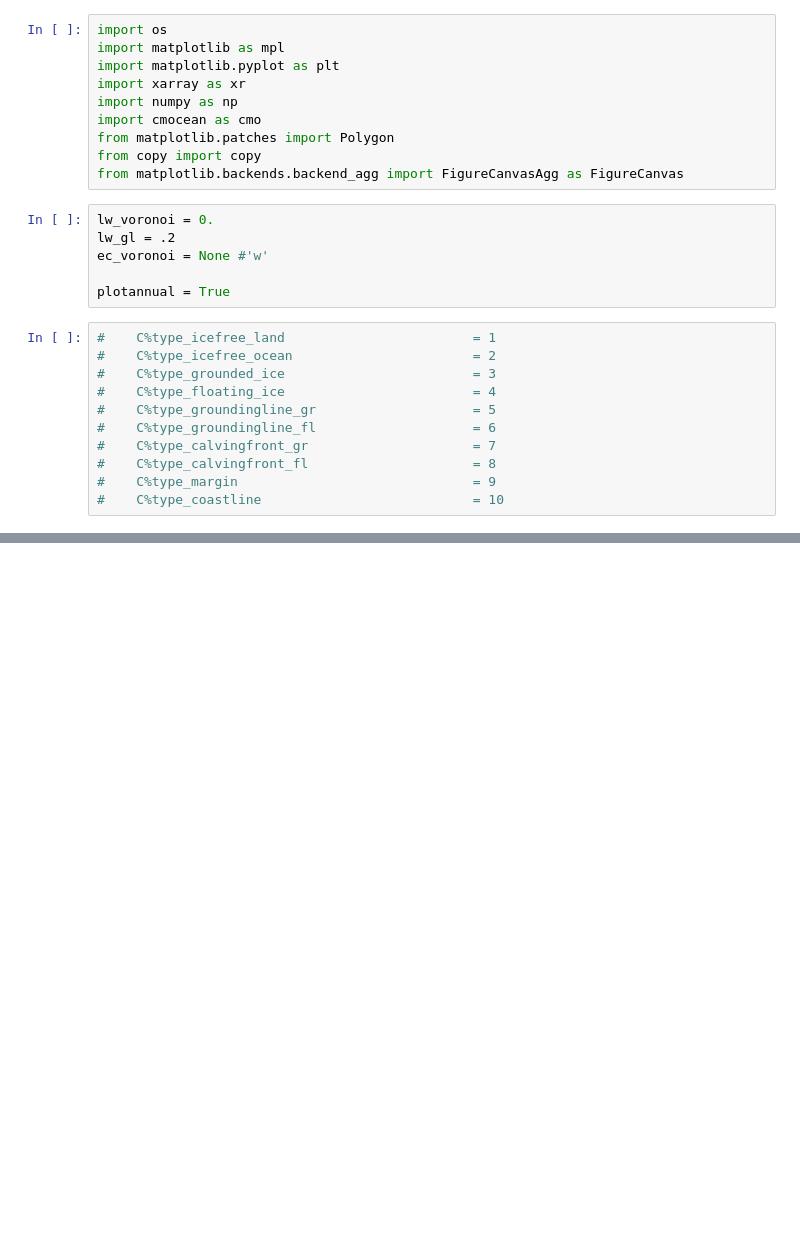
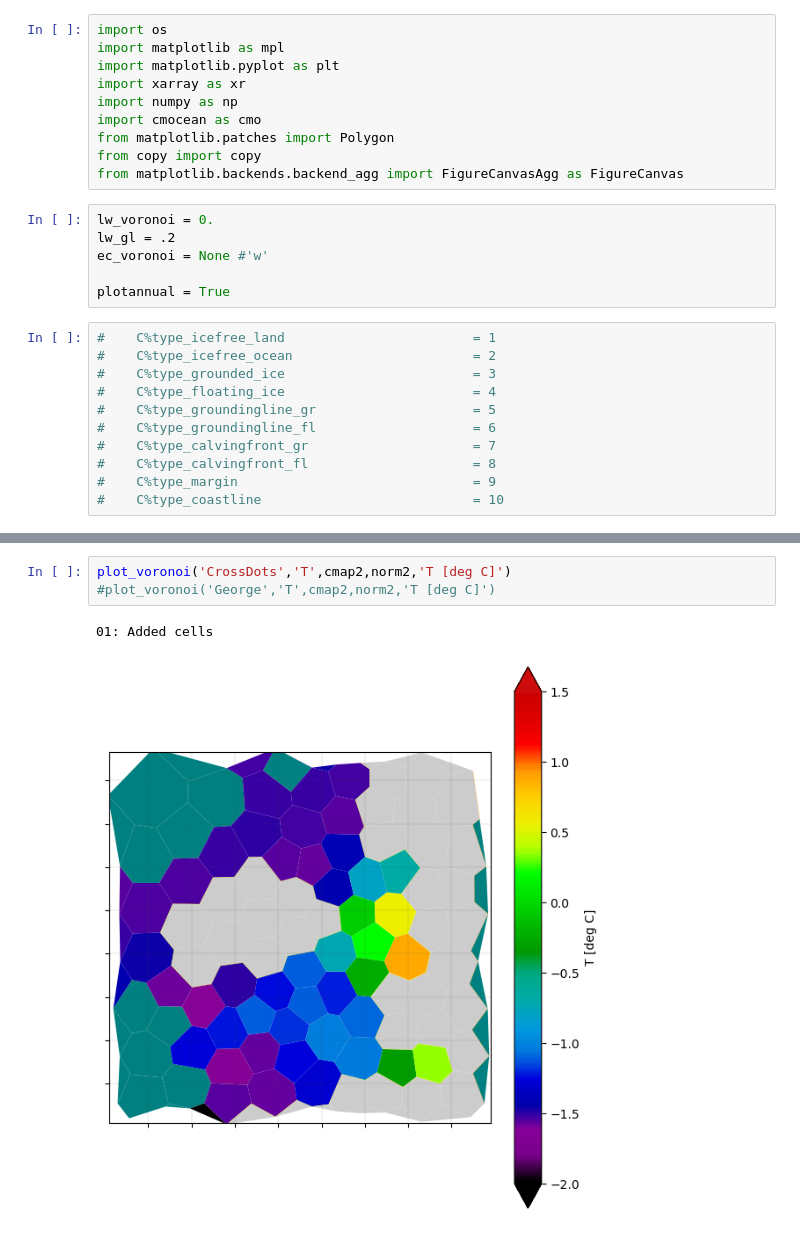
Before and after one commit to erwinlambert/ufelad, a Jupyter notebook: notebooks/plot_voronoi_BMB.ipynb, the cells around one changed output, grey strips where cells are left out. Saved outputs shown, nothing was run; the diff lists cells and outputs as text; blank space fills up the shorter version.

```diff
--- a/notebooks/plot_voronoi_BMB.ipynb
+++ b/notebooks/plot_voronoi_BMB.ipynb
@@ -131,0 +299,6 @@ ds.close()
+# %%
+plot_voronoi('CrossDots','T',cmap2,norm2,'T [deg C]')
+#plot_voronoi('George','T',cmap2,norm2,'T [deg C]')
+# %% [output]
+01: Added cells
+[figure, added]
```
Also changed, not shown: parts of 14 cells of this notebook, 6 other files.
